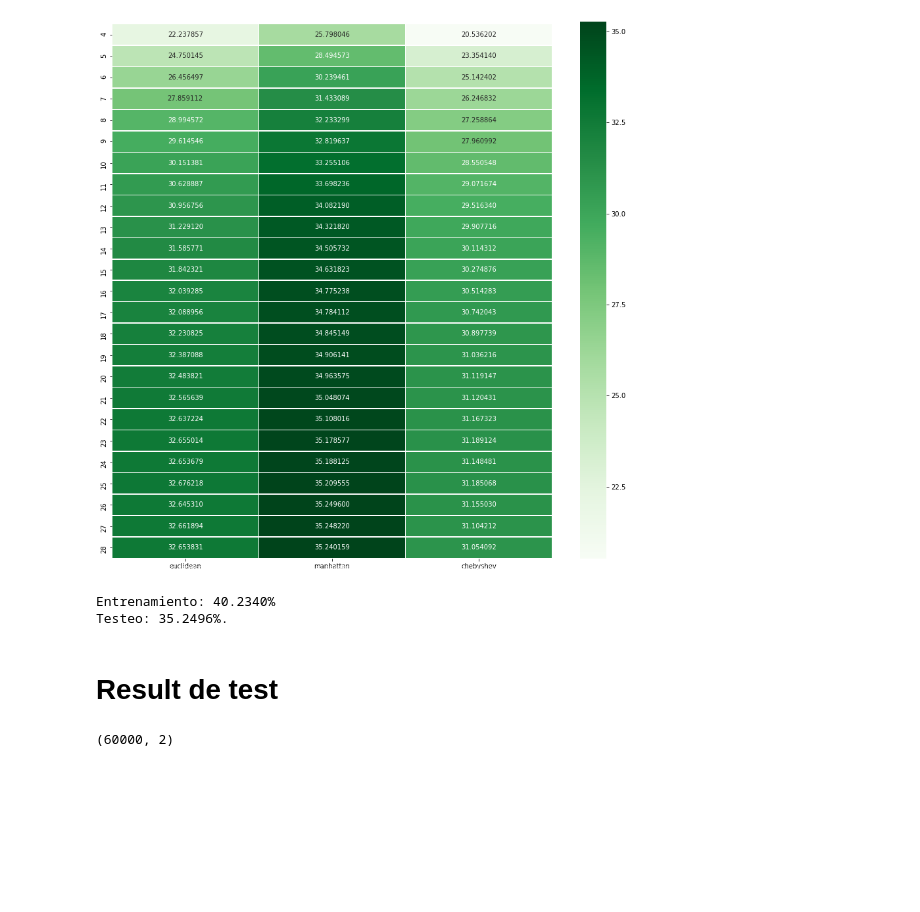
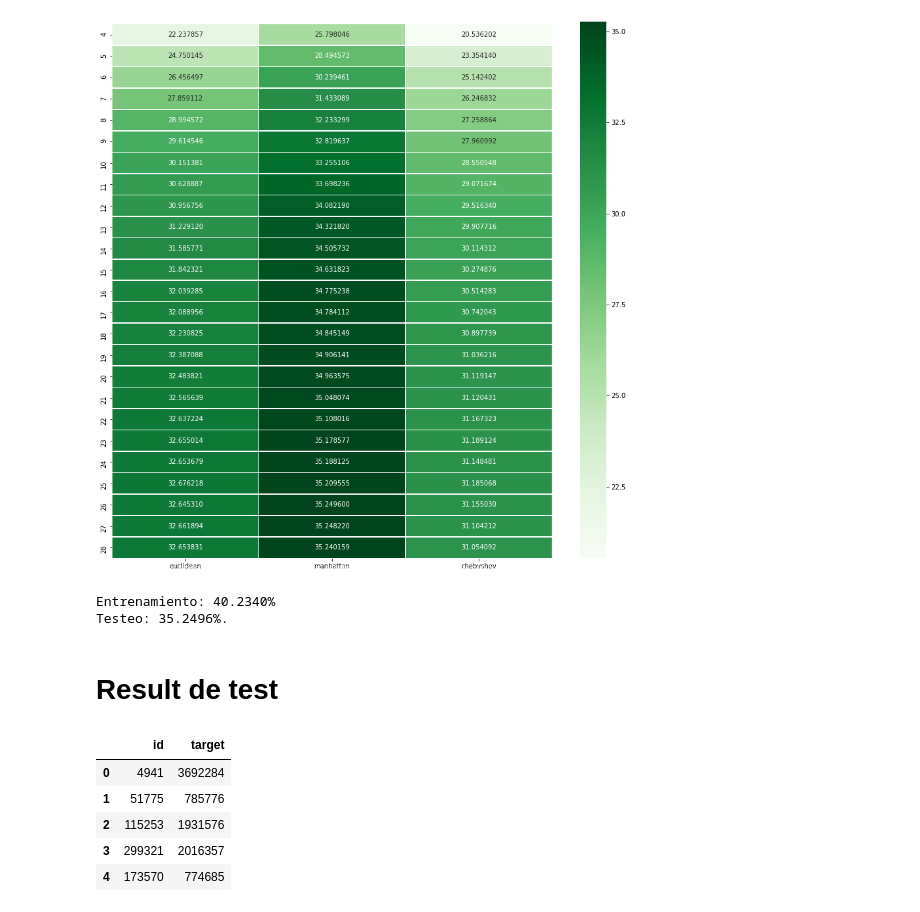
Before and after one commit to petermacgaul/orgaDatos-1, a Jupyter notebook: TP2/04 - KNN.ipynb, the cells around one changed output. Cells and saved outputs as stored; diff of their text form; code cells hidden in the pictures; blank space fills up the shorter version.

```diff
--- a/TP2/04 - KNN.ipynb
+++ b/TP2/04 - KNN.ipynb
@@ -163,14 +163,19 @@ knn.fit(x, y)
 #Predigo la data
 predict = knn.predict(data)
 # %%
-result = df_ids.to_frame()
-result["precio"] = predict
+result = df_ids.astype("int32").to_frame()
+result["target"] = predict.astype("int32")
 # %%
 result.to_csv("../data/results/resultKNN.csv", index=False)
 # %%
-result.shape
+result.head()
 # %% [output]
-(60000, 2)
+|  | id | target |
+| 0 | 4941 | 3692284 |
+| 1 | 51775 | 785776 |
+| 2 | 115253 | 1931576 |
+| 3 | 299321 | 2016357 |
+| 4 | 173570 | 774685 |
 # %%
 # Create a ZipFile Object
 with ZipFile('sample2.zip', 'w') as zipObj2:
```
Also changed, not shown: 1 other file.
